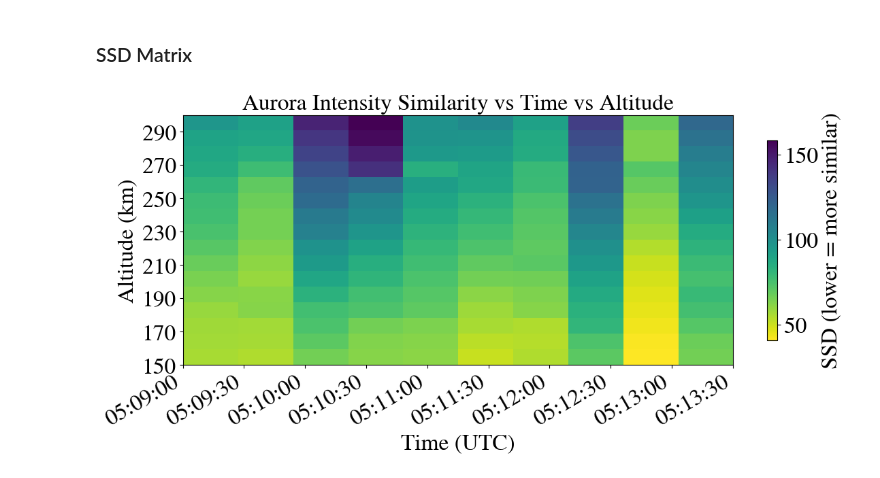
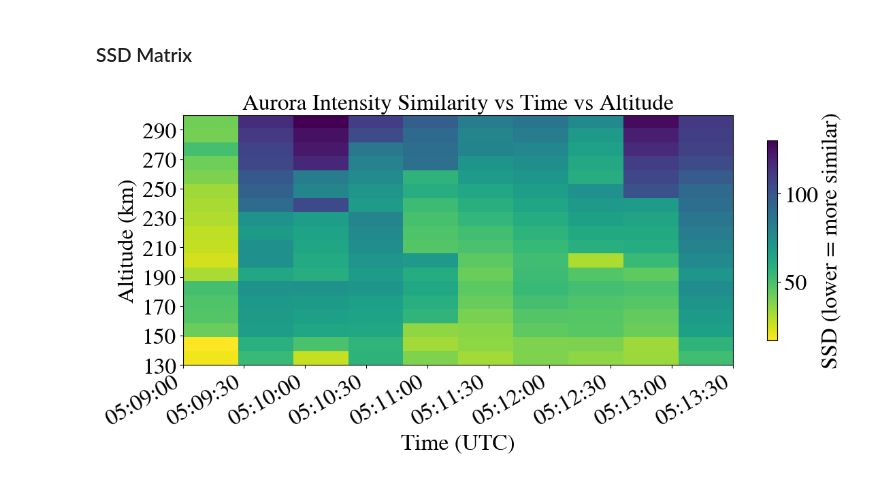
Before and after one commit to tinzy-101/STEVE2.0, a Jupyter notebook: interpolation_matrix_fixedproj.ipynb, the cells around one changed output. Drawn from its saved outputs; the diff is of its cells as text; code cells hidden in the pictures.

```diff
--- a/interpolation_matrix_fixedproj.ipynb
+++ b/interpolation_matrix_fixedproj.ipynb
@@ -472,7 +472,8 @@ lon_cam_fsmi = fsmi_rgb_asi_ds.attrs["site_longitude"]
 full_elevation_fsmi = fsmi_rgb_asi_ds["elevation"]
 full_azimuth_fsmi = fsmi_rgb_asi_ds["azimuth"]
 
-og_h = 150000
+#og_h = 150000 CHANGE TO 130KM
+og_h = 130000
 new_h = 200000
 time_index = 251
 yknf_lat_proj, yknf_lon_proj = new_spherical_project_lat_lon(full_azimuth_yknf, full_elevation_yknf, lat_cam_yknf, lon_cam_yknf, new_h)
@@ -493,7 +494,8 @@ lon_max = max(np.nanmax(yknf_lon_proj), np.nanmax(fsmi_lon_proj))
 # lon_max_box = 260
 
 # common bounding box bw yknf and fsmi (based on 130km projection)
-lat_min_box =
+lat_min_box, lat_max_box = 60.5, 66
+lon_min_box, lon_max_box = 242, 257
 
 # reference longitude grid to use for the rest of the altitude projections --> change to 130km baseline
 H_REF = 130000
@@ -545,7 +547,7 @@ GLOBAL_LAT_ARR = np.arange(
 
 
 # looping through different times and altitudes
-h_arr = [150000, 160000, 170000, 180000, 190000, 200000, 210000, 220000, 230000, 240000, 250000, 260000, 270000, 280000, 290000, 300000]
+h_arr = [130000, 140000, 150000, 160000, 170000, 180000, 190000, 200000, 210000, 220000, 230000, 240000, 250000, 260000, 270000, 280000, 290000, 300000]
 t_arr = [180, 190, 200, 210, 220, 230, 240, 250, 260, 270] # 100 --> 270
 # %%
 GLOBAL_LON_ARR
@@ -825,7 +811,7 @@ Lon 228.0:
 # %% [markdown]
 ### SSD Matrix
 # %%
-# ssd_matrix = np.vstack([ssd_correlation_dict[h] for h in h_arr])
+ssd_matrix = np.vstack([ssd_correlation_dict[h] for h in h_arr])
 
 # # prepare altitude + time arrays
 # altitude_arr = list(ssd_correlation_dict.keys())
@@ -877,34 +863,34 @@ im = ax.imshow(
     # Ensure extent matches the km values
     extent=[0, n_times - 1, h_arr_km[0], h_arr_km[-1]],
     cmap='viridis_r'
 )
 
 # --- GRANULAR ALTITUDE LABELS (Every 20km) ---
 # Create ticks starting from 150 up to 300, jumping by 20
 y_ticks = np.arange(h_arr_km[0], h_arr_km[-1] + 1, 20)
 ax.set_yticks(y_ticks)
 # ---------------------------------------------
 
 # --- CLEAN TIME LABELS (Subsampling) ---
 # Only show ~10-12 time labels to avoid the "black junk" on the X-axis
 n_label_step = max(1, n_times // 10)
 indices = np.arange(0, n_times, n_label_step)
 selected_labels = [t_str_arr[i] for i in indices]
 
 ax.set_xticks(indices)
 ax.set_xticklabels(selected_labels, rotation=30, ha='right')
 
 # Labels and formatting
 cbar = fig.colorbar(im, ax=ax, shrink=0.8)
 cbar.set_label('SSD (lower = more similar)')
 ax.set_ylabel('Altitude (km)')
 ax.set_xlabel('Time (UTC)')
 ax.set_title('Aurora Intensity Similarity vs Time vs Altitude')
 
 plt.tight_layout()
 plt.show()
 # %% [output]
-[figure, old version]
+[figure, new version]
 # %%
 ssd_matrix = np.vstack([ssd_correlation_dict[h] for h in h_arr])
 # %%
```
Also changed, not shown: parts of 4 cells of this notebook, 2 other files.
